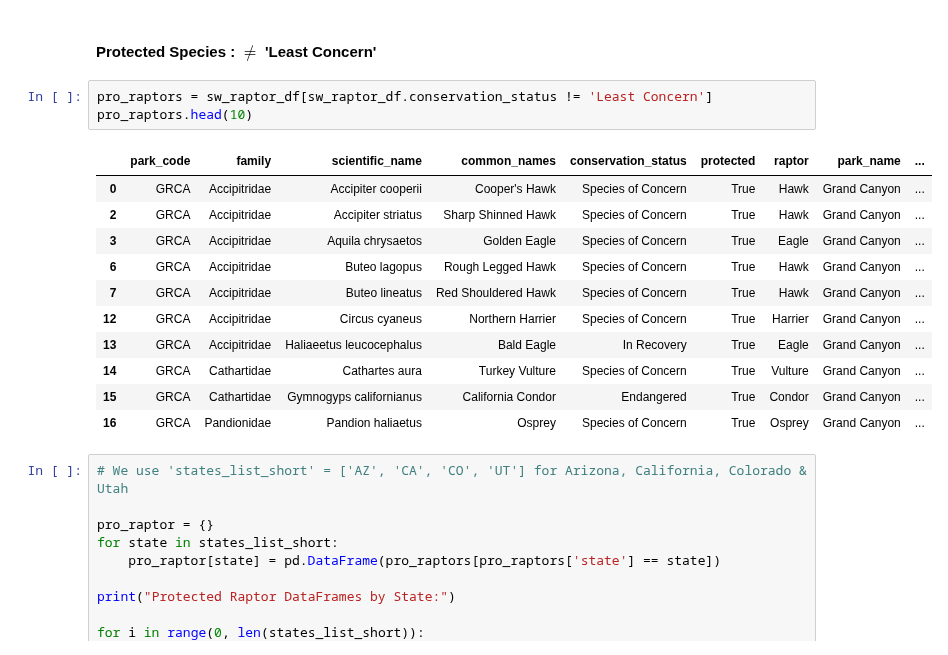
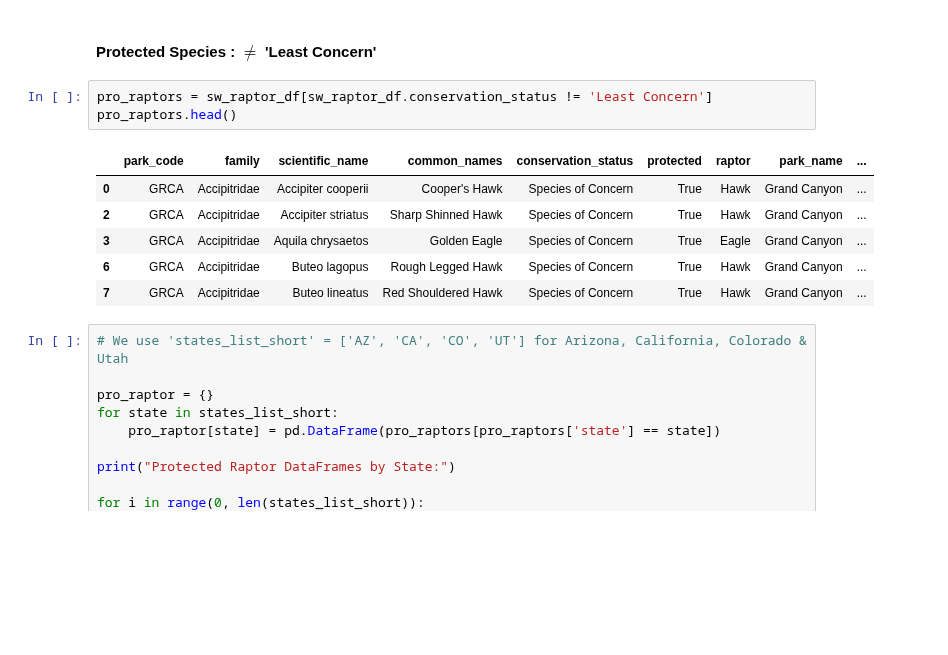
Before and after one commit to pineapple-bois/Biodiversity-In-National-Parks-Real-World, a Jupyter notebook: analysis.ipynb, the cells around one changed output. Drawn from its saved outputs; the diff is of its cells as text; blank space fills up the shorter version.

```diff
--- a/analysis.ipynb
+++ b/analysis.ipynb
@@ -637,19 +639,14 @@ come back to this...
 #### Protected Species : $\neq$ 'Least Concern'
 # %%
 pro_raptors = sw_raptor_df[sw_raptor_df.conservation_status != 'Least Concern']
-pro_raptors.head(10)
+pro_raptors.head()
 # %% [output]
 |  | park_code | family | scientific_name | common_names | conservation_status | protected | raptor | park_name | ... |
 | 0 | GRCA | Accipitridae | Accipiter cooperii | Cooper's Hawk | Species of Concern | True | Hawk | Grand Canyon | ... |
 | 2 | GRCA | Accipitridae | Accipiter striatus | Sharp Shinned Hawk | Species of Concern | True | Hawk | Grand Canyon | ... |
 | 3 | GRCA | Accipitridae | Aquila chrysaetos | Golden Eagle | Species of Concern | True | Eagle | Grand Canyon | ... |
 | 6 | GRCA | Accipitridae | Buteo lagopus | Rough Legged Hawk | Species of Concern | True | Hawk | Grand Canyon | ... |
 | 7 | GRCA | Accipitridae | Buteo lineatus | Red Shouldered Hawk | Species of Concern | True | Hawk | Grand Canyon | ... |
-| 12 | GRCA | Accipitridae | Circus cyaneus | Northern Harrier | Species of Concern | True | Harrier | Grand Canyon | ... |
-| 13 | GRCA | Accipitridae | Haliaeetus leucocephalus | Bald Eagle | In Recovery | True | Eagle | Grand Canyon | ... |
-| 14 | GRCA | Cathartidae | Cathartes aura | Turkey Vulture | Species of Concern | True | Vulture | Grand Canyon | ... |
-| 15 | GRCA | Cathartidae | Gymnogyps californianus | California Condor | Endangered | True | Condor | Grand Canyon | ... |
-| 16 | GRCA | Pandionidae | Pandion haliaetus | Osprey | Species of Concern | True | Osprey | Grand Canyon | ... |
 # %%
 # We use 'states_list_short' = ['AZ', 'CA', 'CO', 'UT'] for Arizona, California, Colorado & Utah
 
```
Also changed, not shown: parts of 3 cells of this notebook.
